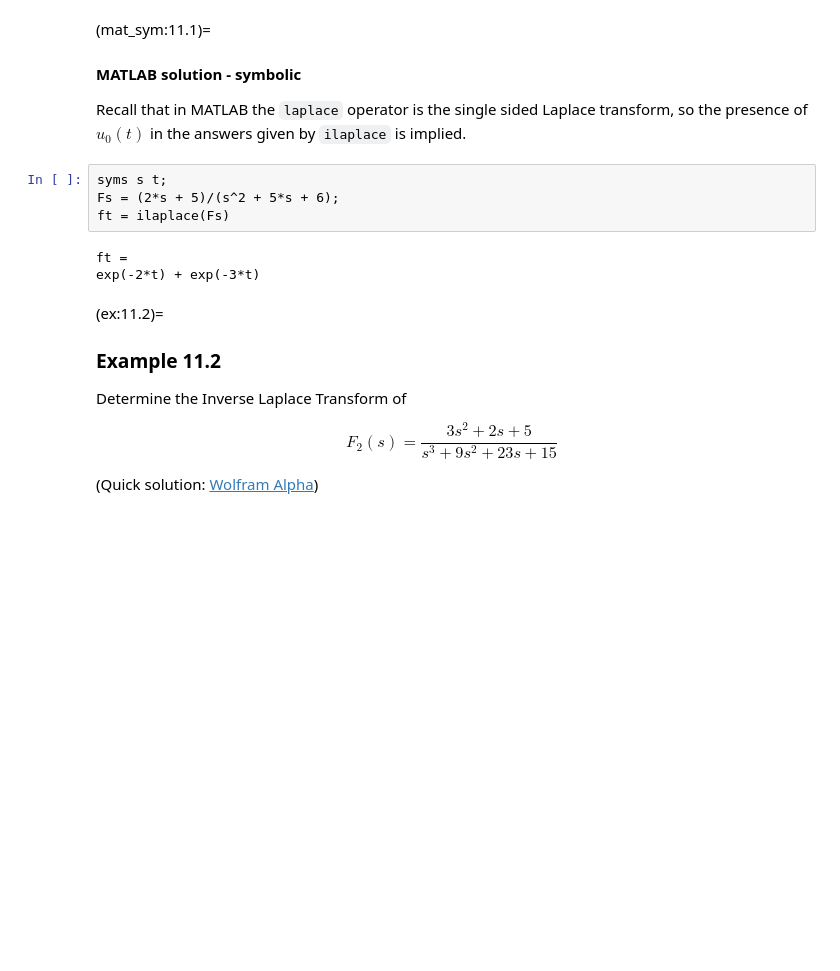
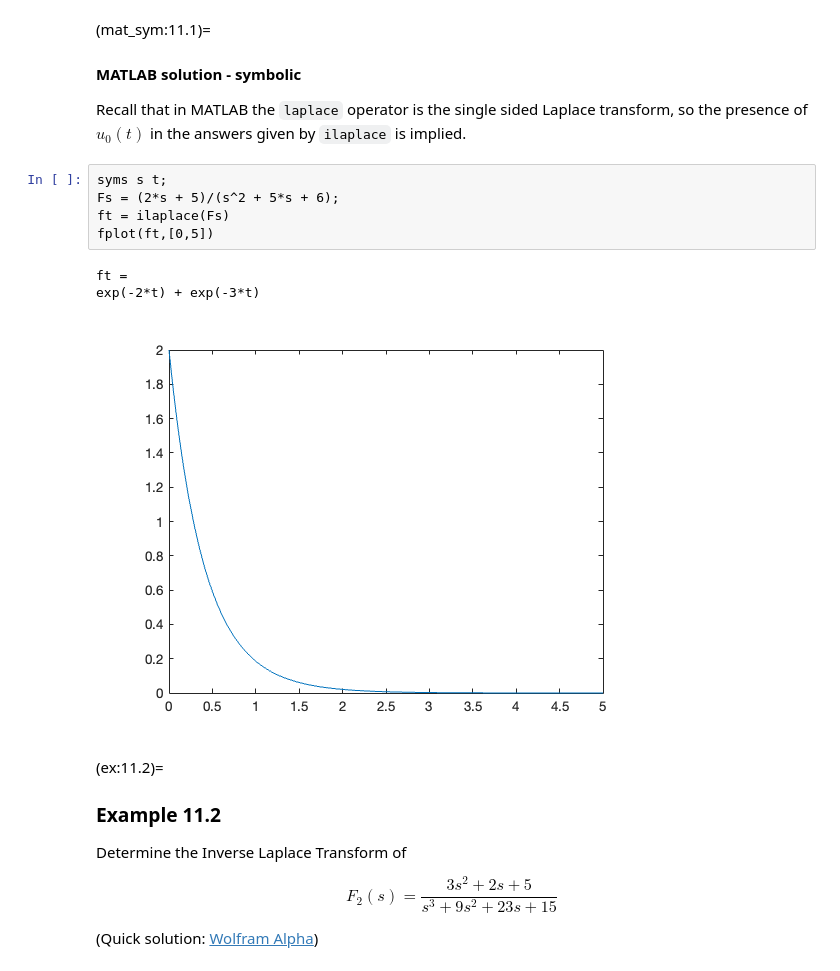
Before and after one commit to cpjobling/eg-150-textbook, a Jupyter notebook: _sources/laplace_transform/4/inverse_laplace.ipynb, the cells around one changed output. Cells and saved outputs as stored; diff of their text form; blank space fills up the shorter version.

```diff
--- a/_sources/laplace_transform/4/inverse_laplace.ipynb
+++ b/_sources/laplace_transform/4/inverse_laplace.ipynb
@@ -231,10 +231,12 @@ Recall that in MATLAB the `laplace` operator is the single sided Laplace transfo
 # %%
 syms s t;
 Fs = (2*s + 5)/(s^2 + 5*s + 6);
 ft = ilaplace(Fs)
+fplot(ft,[0,5])
 # %% [output]
 ft =
 exp(-2*t) + exp(-3*t)
+[figure, added]
 # %% [markdown]
 (ex:11.2)=
 ### Example 11.2
```
Also changed, not shown: parts of 1 cell of this notebook, 38 other files.
